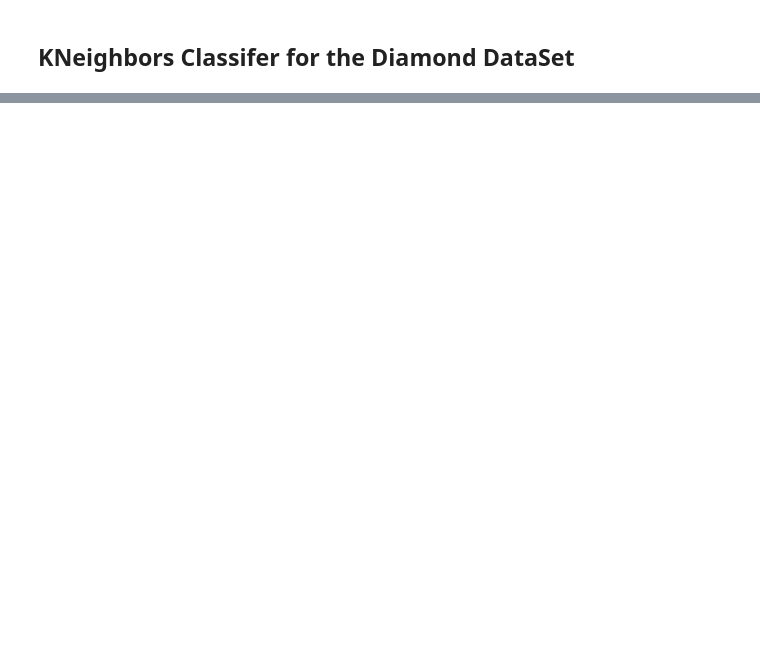
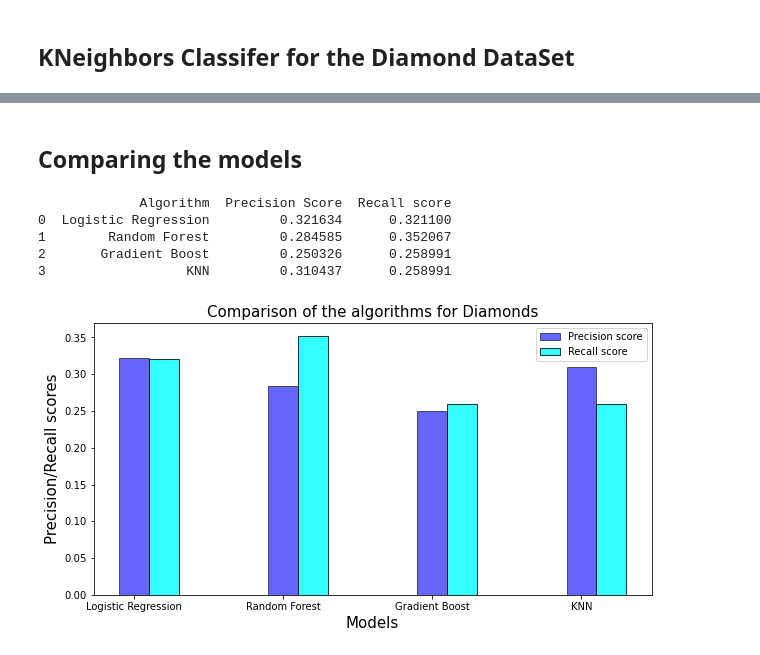
Before and after one commit to rgandhre/SpringBoard, a Jupyter notebook: DataScience_Capstone2/notebooks/Effy_EDA_Rings.ipynb, the cells around one changed output, grey strips where cells are left out. Drawn from its saved outputs; the diff is of its cells as text; code cells hidden in the pictures; blank space fills up the shorter version.

```diff
--- a/DataScience_Capstone2/notebooks/Effy_EDA_Rings.ipynb
+++ b/DataScience_Capstone2/notebooks/Effy_EDA_Rings.ipynb
@@ -1407,0 +1207,37 @@ weighted avg       0.25      0.27      0.19       167
+# %% [markdown]
+## Comparing the models
+# %%
+Labels = [ 'Logistic Regression','Random Forest','Gradient Boost', 'KNN']
+
+precision_test = [precision_lr, precision_rf,precision_sgd,precision_knn]
+recall_test =[recall_lr, recall_rf,recall_sgd,recall_knn]
+
+
+matrix = pd.DataFrame(list(zip(Labels, precision_test, recall_test)),
+               columns =['Algorithm', 'Precision Score', 'Recall score' ])
+print(matrix)
+# %% [output]
+             Algorithm  Precision Score  Recall score
+0  Logistic Regression         0.321634      0.321100
+1        Random Forest         0.284585      0.352067
+2       Gradient Boost         0.250326      0.258991
+3                  KNN         0.310437      0.258991
+# %%
+#plotting and comparing ROC-AUC train/test scores:
+
+index=[1,2,3,4]
+index_acc=[1.2,2.2,3.2,4.2]
+plt.figure(figsize=(10,5))
+plt.xlabel('Models',fontsize=15)
+plt.ylabel ('Precision/Recall scores',fontsize=15)
+plt.title('Comparison of the algorithms for Diamonds',fontsize=15)
+_=plt.bar(index, precision_test,color='b',alpha=0.6,label='Precision score',edgecolor='k',width=0.2)
+_=plt.bar(index_acc,recall_test,color='cyan',alpha=0.8,label='Recall score',edgecolor='k',width=0.2)
+
+#_=plt.bar(index,precision_test)
+plt.xticks([1, 2,3,4], Labels)
+plt.legend()
+plt.savefig("27.png")
+plt.show()
+# %% [output]
+[figure, added]
```
Also changed, not shown: parts of 83 cells of this notebook.
